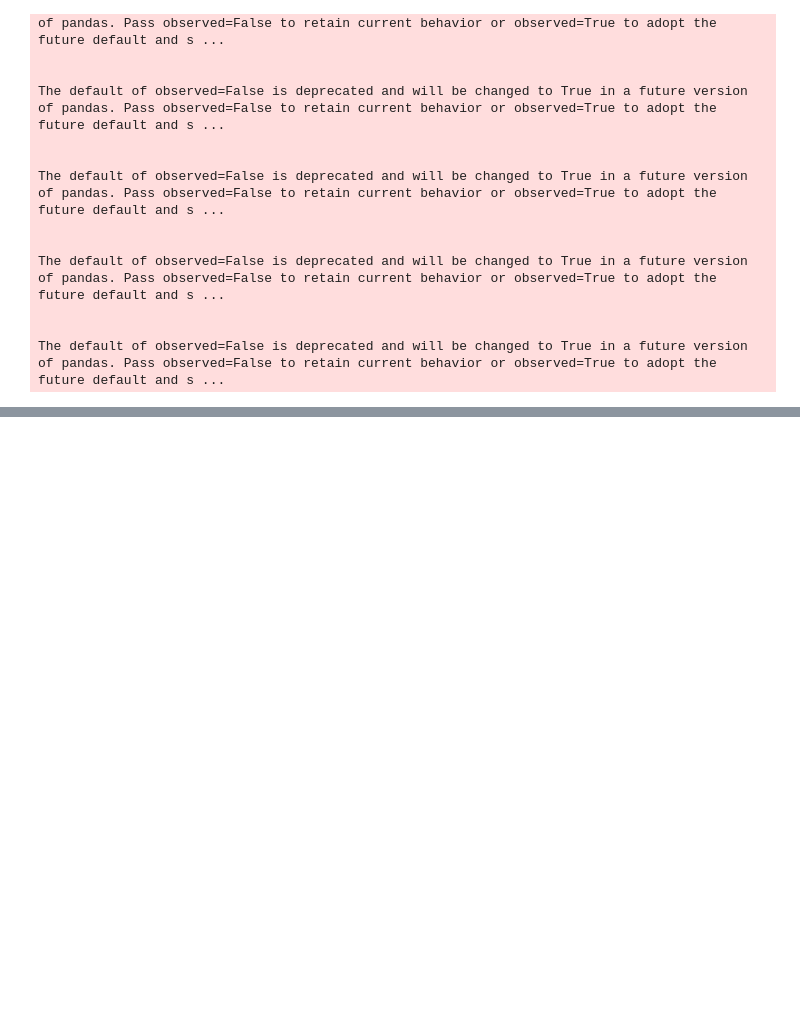
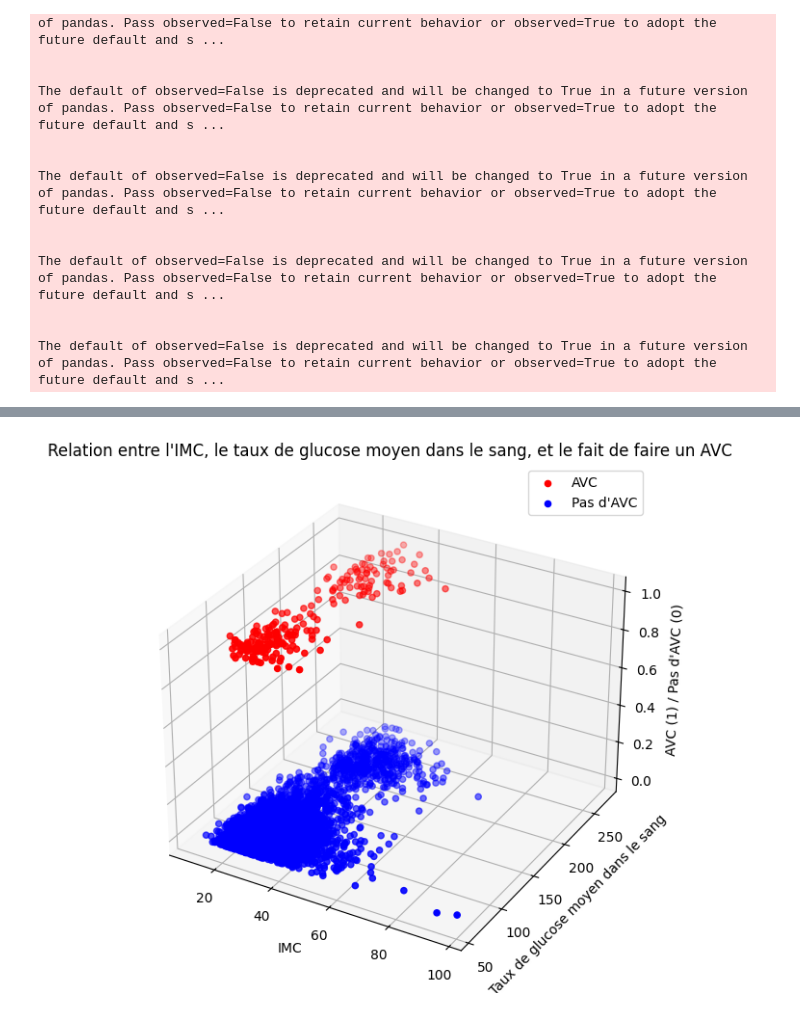
Before and after one commit to VpourVictor/DATA_Visualisation, a Jupyter notebook: Victor.ipynb, the cells around one changed output, grey strips where cells are left out. Drawn from its saved outputs; the diff is of its cells as text; code cells hidden in the pictures; blank space fills up the shorter version.

```diff
--- a/Victor.ipynb
+++ b/Victor.ipynb
@@ -176,0 +200,29 @@ fig.show()
+# %%
+
+
+# Charger les données
+df = pd.read_csv("healthcare-dataset-stroke-data.csv")
+id = df[df["gender"] == "Other"].index
+df = df.drop(id)
+
+df_avc = df[df['stroke'] == 1]
+
+# Creation d'un plot 3D
+fig = plt.figure(figsize=(10, 7))
+ax = fig.add_subplot(111, projection='3d')
+
+# Affichage des points pour les personnes ou individus victimes d'un AVC
+ax.scatter(df[df['stroke'] == 1]['bmi'], df[df['stroke'] == 1]['avg_glucose_level'], zs=1, c='red', marker='o', label='AVC')
+
+# Affichage des points pour les personnes ou individus non victimes d'un AVC
+ax.scatter(df[df['stroke'] == 0]['bmi'], df[df['stroke'] == 0]['avg_glucose_level'], zs=0, c='blue', marker='o', label='Pas d\'AVC')
+
+# Titre et légende
+ax.set_xlabel('IMC')
+ax.set_ylabel('Taux de glucose moyen dans le sang')
+ax.set_title('Relation entre l\'IMC, le taux de glucose moyen dans le sang, et le fait de faire un AVC')
+ax.legend()
+
+plt.show()
+# %% [output]
+[figure, added]
```
Also changed, not shown: parts of 6 cells of this notebook.
